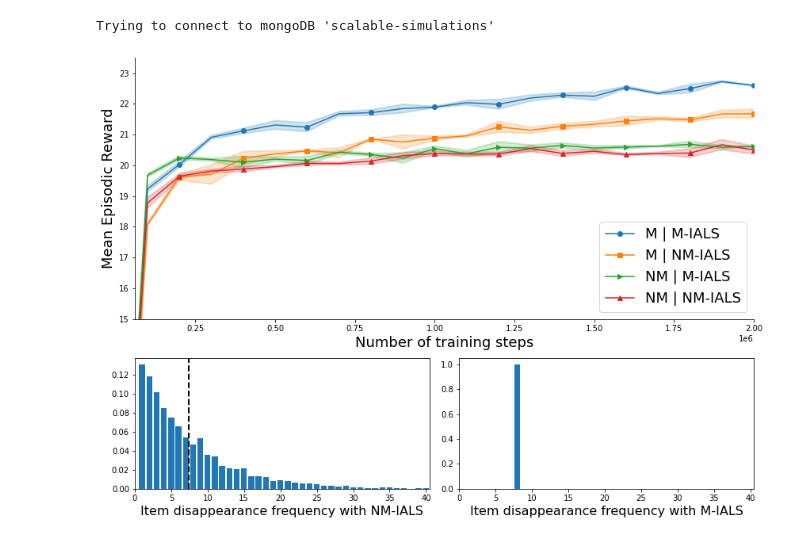
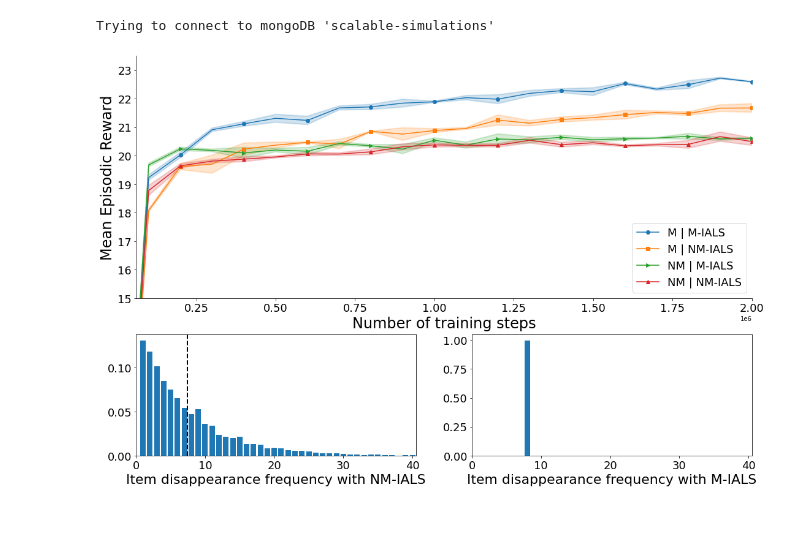
Before and after one commit to INFLUENCEorg/IALS, a Jupyter notebook: plots/history_dependence.ipynb, the cells around one changed output. Drawn from its saved outputs; the diff is of its cells as text; code cells hidden in the pictures.

```diff
--- a/plots/history_dependence.ipynb
+++ b/plots/history_dependence.ipynb
@@ -62,8 +62,8 @@ steps = db.get_collection("metrics").find_one({'run_id': id, 'name': 'mean episo
 nomemory_nomemory_means = np.mean(values, axis=0)
 nomemory_nomemory_stds = np.std(values, axis=0)/np.sqrt(len(values))
 # %%
-fig = plt.figure(figsize=(14,10), constrained_layout=True)
-grid = plt.GridSpec(2, 2, wspace=0.1, hspace=0.2, height_ratios=(2,1))
+fig = plt.figure(figsize=(18,12), constrained_layout=True)
+grid = plt.GridSpec(2, 2, height_ratios=(2,1))
 ax1 = fig.add_subplot(grid[0, :])
 ax2 = fig.add_subplot(grid[1, 0])
 ax3 = fig.add_subplot(grid[1, 1])
@@ -87,35 +87,38 @@ ax1.plot(steps, means, color='C2', marker='>', markevery=2, label='NM | M-IALS')
 ax1.fill_between(steps, means - stds, means + stds, alpha=0.2, color='C2', linewidth=2)
 
 means = nomemory_nomemory_means
 stds = nomemory_nomemory_stds
 ax1.plot(steps, means, color='C3', marker='^', markevery=2, label='NM | NM-IALS')
 ax1.fill_between(steps, means - stds, means + stds, alpha=0.2, color='C3', linewidth=2)
 
 ax1.set_xlim(6e+4,2.0e+6)
 ax1.set_ylim(15,23.5)
 ax1.legend(fontsize=18)
 ax1.spines['right'].set_visible(False)
 ax1.spines['top'].set_visible(False)
 # plt.spines['left'].set_visible(False)
-ax1.set_xlabel('Number of training steps', fontsize=18)
-ax1.set_ylabel('Mean Episodic Reward', fontsize=18)
+ax1.set_xlabel('Number of training steps', fontsize=24)
+ax1.set_ylabel('Mean Episodic Reward', fontsize=24)
+ax1.tick_params(labelsize=18)
 
 # NO MEMORY HISTOGRAM
 data = np.genfromtxt('data_NM.csv', delimiter=',').astype(int)
 
 labels, counts = np.unique(data, return_counts=True)
 ax2.bar(labels, counts/len(data), align='center')
 ax2.set_xlim(0,40.5)
-ax2.set_xlabel('Item disappearance frequency with NM-IALS', fontsize=16)
+ax2.set_xlabel('Item disappearance frequency with NM-IALS', fontsize=22)
 ax2.axvline(data.mean(), color='k', linestyle='dashed', linewidth=2)
+ax2.tick_params(labelsize=18)
 
 # MEMORY HISTOGRAM
 data = np.genfromtxt('data.csv', delimiter=',').astype(int)
 
 labels, counts = np.unique(data, return_counts=True)
 ax3.bar(labels, counts/len(data), align='center')
 ax3.set_xlim(0,40.5)
-ax3.set_xlabel('Item disappearance frequency with M-IALS', fontsize=16)
+ax3.set_xlabel('Item disappearance frequency with M-IALS', fontsize=22)
+ax3.tick_params(labelsize=18)
 plt.savefig('history_dependence.pdf')
 # %% [output]
-[figure, old version]
+[figure, new version]
```
Also changed, not shown: 21 other files.
